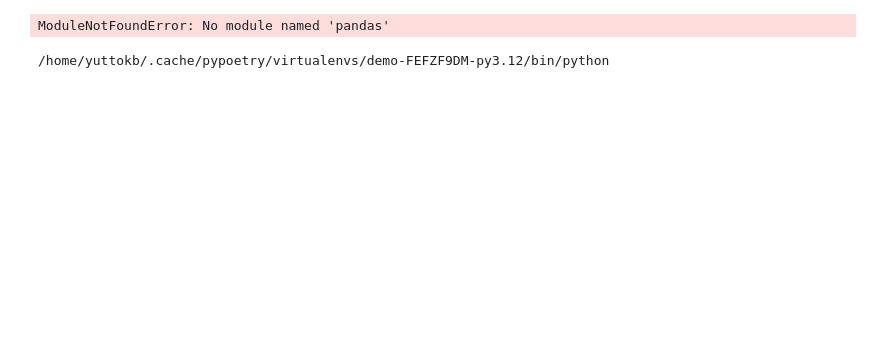
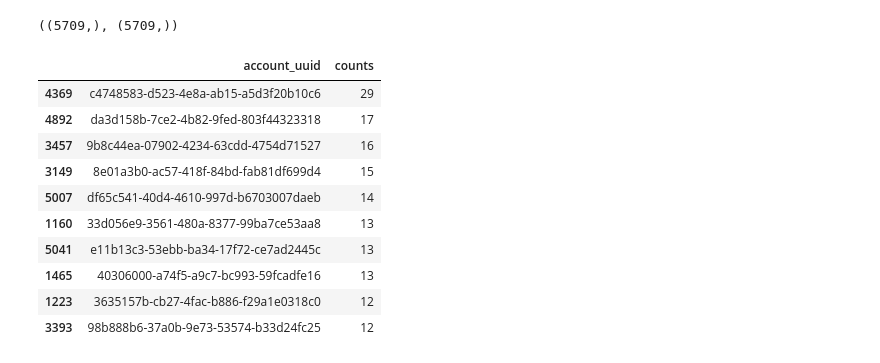
Before and after one commit to yuttokb2/coverwallet-challenge, a Jupyter notebook: notebooks/1_eda.ipynb, the cells around one changed output. Saved outputs shown, nothing was run; the diff lists cells and outputs as text; code cells hidden in the pictures; blank space fills up the shorter version.

```diff
--- a/notebooks/1_eda.ipynb
+++ b/notebooks/1_eda.ipynb
@@ -2,27 +2,46 @@
 import pandas as pd
 import numpy as np
 import matplotlib.pyplot as plt
+import seaborn as sns
+from pathlib import Path
 
+
+# En Jupyter, usar el directorio de trabajo actual
+BASE_DIR = Path.cwd().parent
+# Para archivos en el mismo directorio
+account = BASE_DIR / "data.csv"
+
+# Para archivos en subdirectorios
+data_file = BASE_DIR / "data" / "raw" / "accounts.csv"
 
 
 def read_data():
 
-    accounts_test = pd.read_csv('./data/accounts_test.csv',sep=';')
-    accounts_train = pd.read_csv('./data/accounts_train.csv',sep=';')
+    accounts_test = pd.read_csv(f'{BASE_DIR}/data/accounts_test.csv',sep=',')
+    accounts_train = pd.read_csv(f'{BASE_DIR}/data/accounts_train.csv',sep=',')
 
-    quotes_test = pd.read_csv('./data/quotes_test.csv',sep=';')
-    quotes_train = pd.read_csv('./data/quotes_train.csv',sep=';')
+    quotes_test = pd.read_csv(f'{BASE_DIR}/data/quotes_test.csv',sep=',')
+    quotes_train = pd.read_csv(f'{BASE_DIR}/data/quotes_train.csv',sep=',')
 
-    accounts = pd.concat([accounts_test,accounts_train],axis=0)
-    quotes = pd.concat([quotes_test,quotes_train],axis=0)
+    return accounts_train,accounts_test, quotes_train, accounts_train
 
-    return accounts, quotes
-
-accounts, quotes = read_data()
+accounts_train,accounts_test, quotes_train, accounts_train = read_data()
-# %% [output]
-ModuleNotFoundError: No module named 'pandas'
-# %%
-import sys
-print(sys.executable)
-# %% [output]
-/home/yuttokb/.cache/pypoetry/virtualenvs/demo-FEFZF9DM-py3.12/bin/python
+# %%
+accounts_train['account_uuid'].unique().shape, quotes_train['account_uuid'].unique().shape
+# %% [output]
+((5709,), (5709,))
+# %%
+duplicated = quotes_train.groupby('account_uuid').agg(counts=('account_uuid','count')).reset_index()
+duplicated[duplicated['counts']>1].sort_values('counts', ascending=False).head(10)
+# %% [output]
+|  | account_uuid | counts |
+| 4369 | c4748583-d523-4e8a-ab15-a5d3f20b10c6 | 29 |
+| 4892 | da3d158b-7ce2-4b82-9fed-803f44323318 | 17 |
+| 3457 | 9b8c44ea-07902-4234-63cdd-4754d71527 | 16 |
+| 3149 | 8e01a3b0-ac57-418f-84bd-fab81df699d4 | 15 |
+| 5007 | df65c541-40d4-4610-997d-b6703007daeb | 14 |
+| 1160 | 33d056e9-3561-480a-8377-99ba7ce53aa8 | 13 |
+| 5041 | e11b13c3-53ebb-ba34-17f72-ce7ad2445c | 13 |
+| 1465 | 40306000-a74f5-a9c7-bc993-59fcadfe16 | 13 |
+| 1223 | 3635157b-cb27-4fac-b886-f29a1e0318c0 | 12 |
+| 3393 | 98b888b6-37a0b-9e73-53574-b33d24fc25 | 12 |
```
Also changed, not shown: parts of 14 cells of this notebook, 41 other files.
